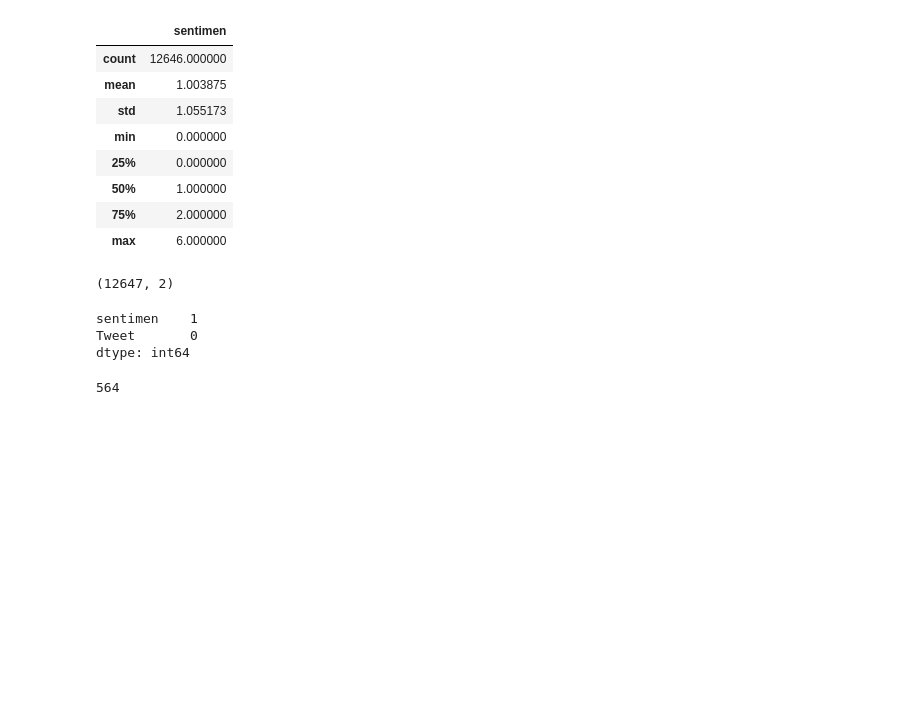
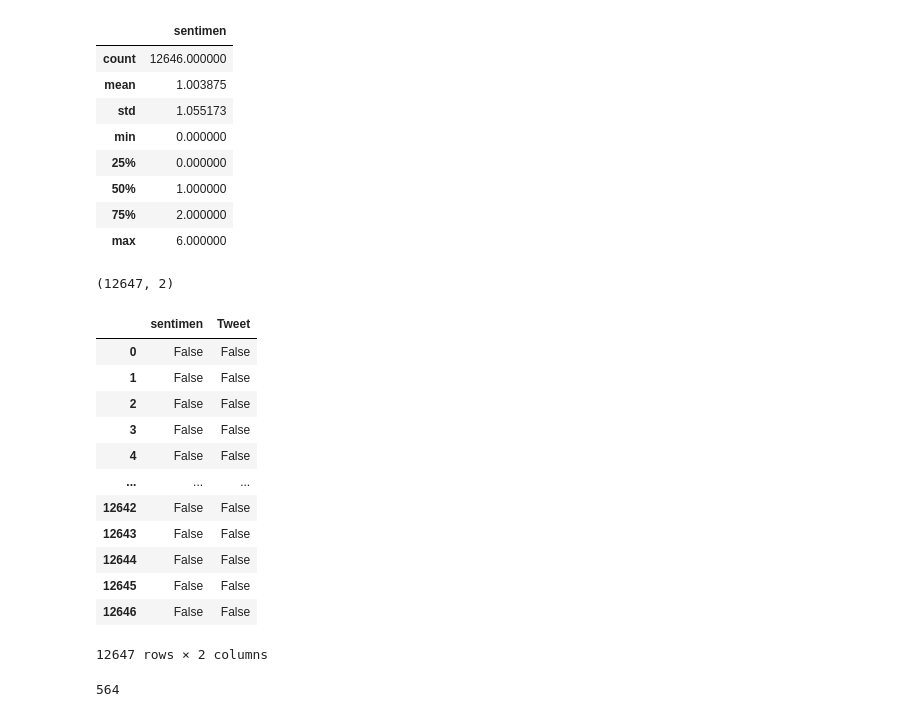
Before and after one commit to GTHGHT/PA_KB_KEL5_B2_20, a Jupyter notebook: src/eda-before cleaning.ipynb, the cells around one changed output. Cells and saved outputs as stored; diff of their text form; code cells hidden in the pictures; blank space fills up the shorter version.

```diff
--- a/src/eda-before cleaning.ipynb
+++ b/src/eda-before cleaning.ipynb
@@ -48,11 +48,21 @@ df.shape #meihat dimensi data
 # %% [output]
 (12647, 2)
 # %%
-df.isnull().sum() #melihat data bernilai null atau kosong
+df.isnull() #melihat data bernilai null atau kosong
 # %% [output]
+|  | sentimen | Tweet |
+| 0 | False | False |
+| 1 | False | False |
+| 2 | False | False |
+| 3 | False | False |
+| 4 | False | False |
+| ... | ... | ... |
+| 12642 | False | False |
+| 12643 | False | False |
+| 12644 | False | False |
+| 12645 | False | False |
+| 12646 | False | False |
-sentimen    1
-Tweet       0
-dtype: int64
+12647 rows × 2 columns
 # %%
 df.duplicated().sum() #melihat record duplicated
 # %% [output]
```
Also changed, not shown: 1 other file.
